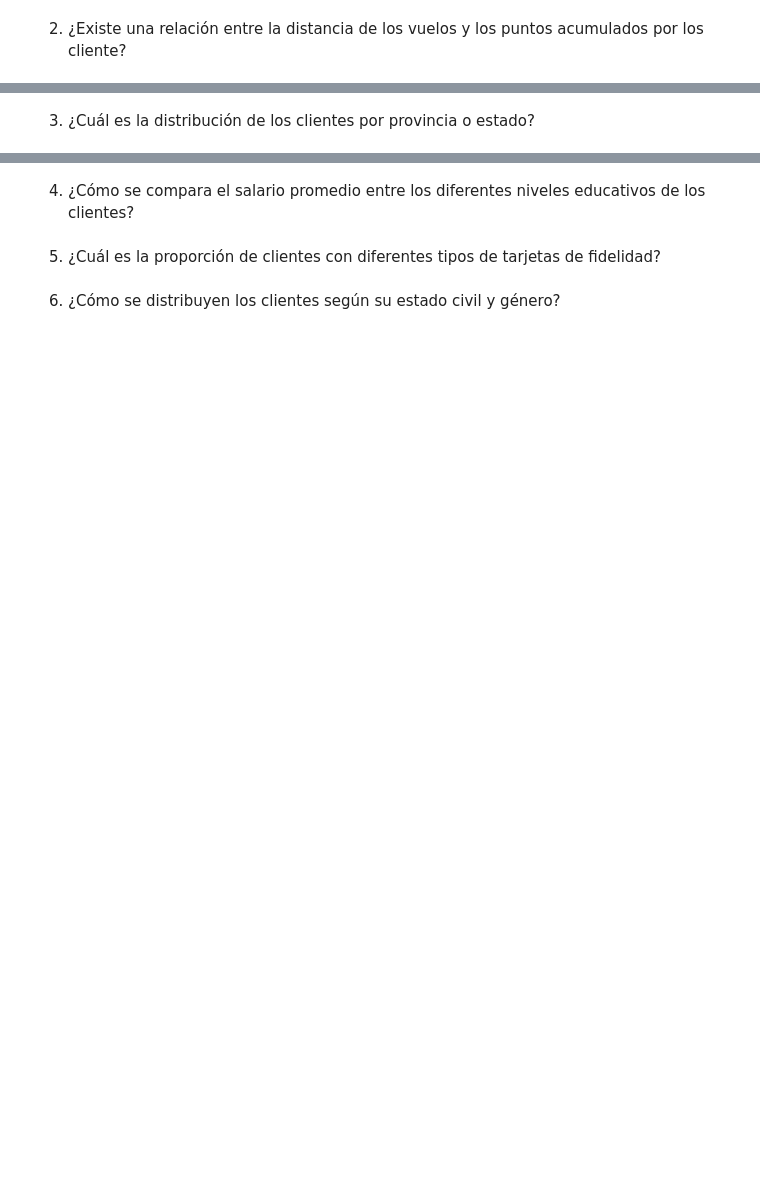
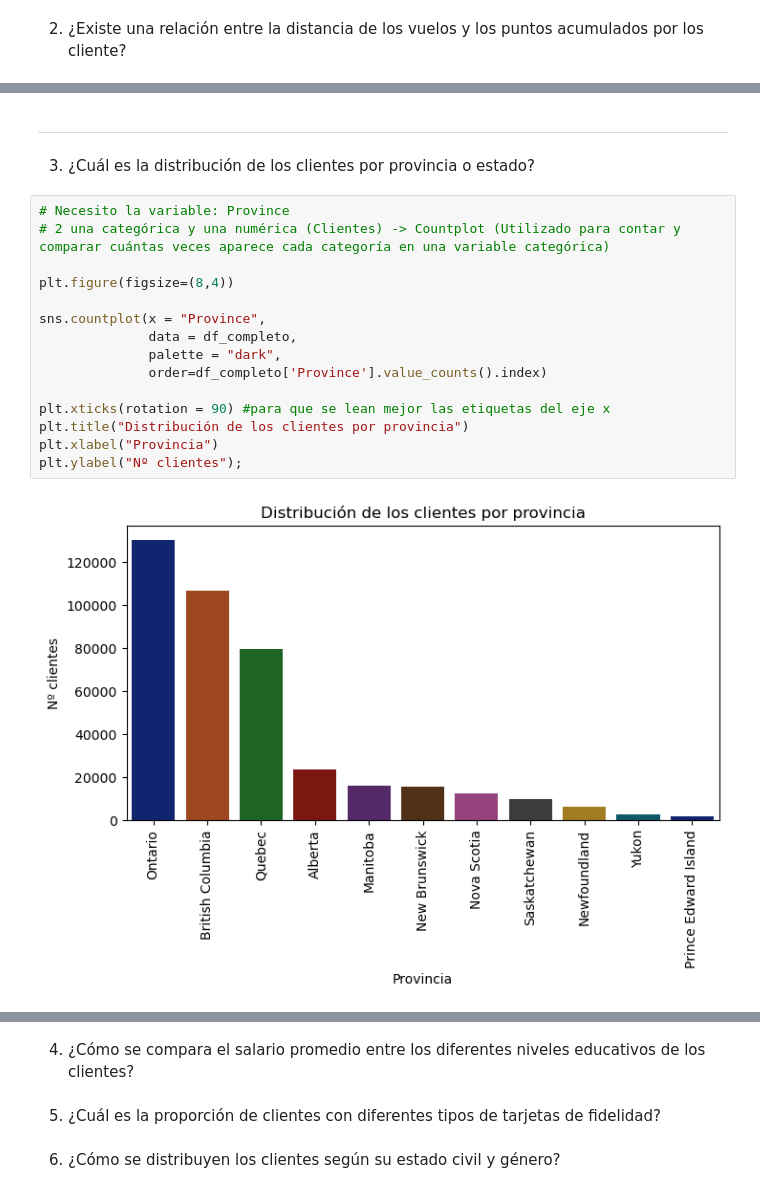
Before and after one commit to Adalab/bda-modulo-3-evaluacion-final-AndreaGD96, a Jupyter notebook: III_Union_Visualizacion.ipynb, the cells around one changed output, grey strips where cells are left out. Saved outputs shown, nothing was run; the diff lists cells and outputs as text; blank space fills up the shorter version.

```diff
--- a/III_Union_Visualizacion.ipynb
+++ b/III_Union_Visualizacion.ipynb
@@ -109,2 +138,21 @@ Observamos una gráfica donde encontramos por orden de fecha hacia la más recie
+# %% [markdown]
+-----------
 # %% [markdown]
  3. ¿Cuál es la distribución de los clientes por provincia o estado?
+# %%
+# Necesito la variable: Province
+# 2 una categórica y una numérica (Clientes) -> Countplot (Utilizado para contar y comparar cuántas veces aparece cada categoría en una variable categórica)
+
+plt.figure(figsize=(8,4))
+
+sns.countplot(x = "Province",
+              data = df_completo,
+              palette = "dark",
+              order=df_completo['Province'].value_counts().index)
+
+plt.xticks(rotation = 90) #para que se lean mejor las etiquetas del eje x
+plt.title("Distribución de los clientes por provincia")
+plt.xlabel("Provincia")
+plt.ylabel("Nº clientes");
+# %% [output]
+[figure, added]
```
Also changed, not shown: parts of 7 cells of this notebook.
